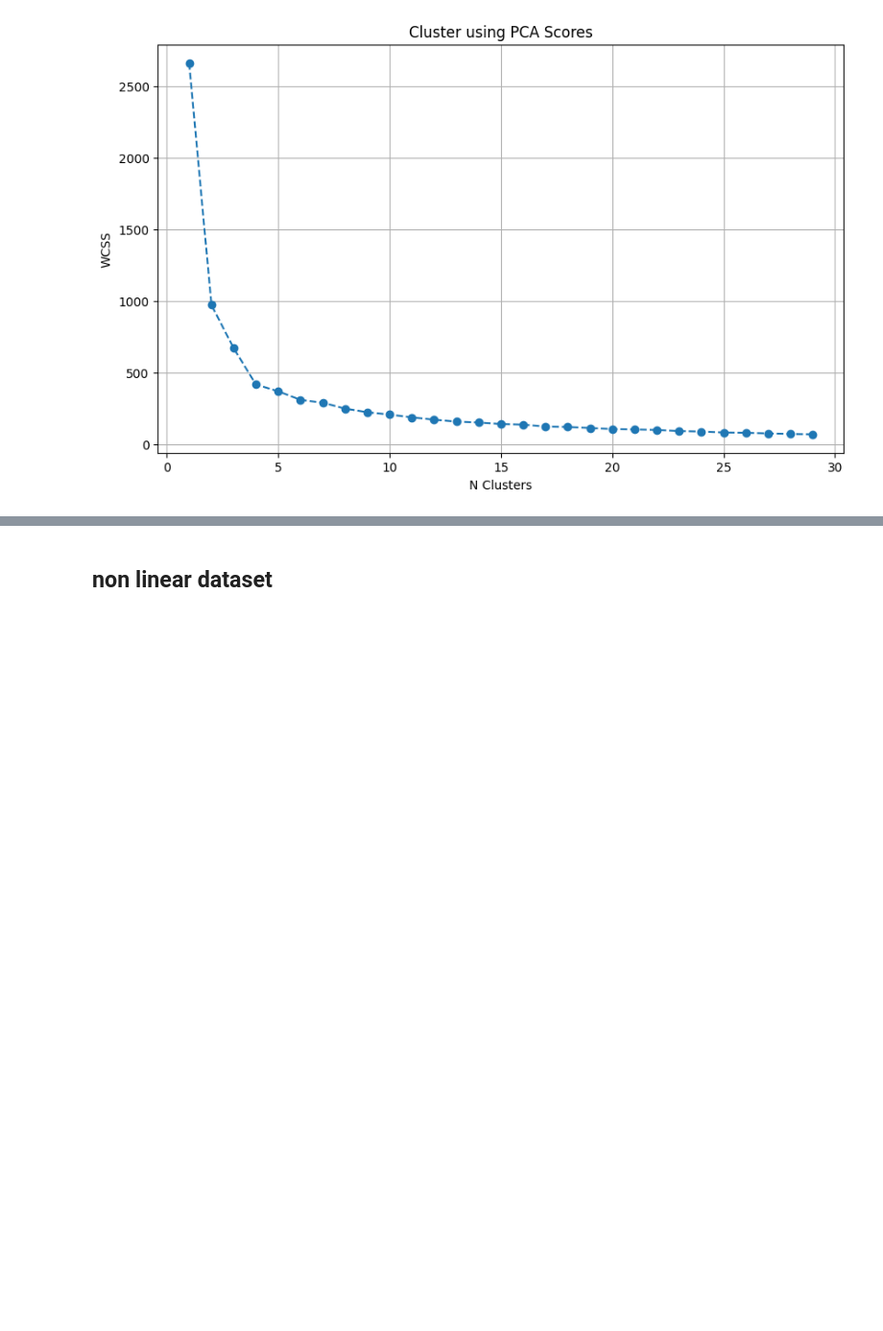
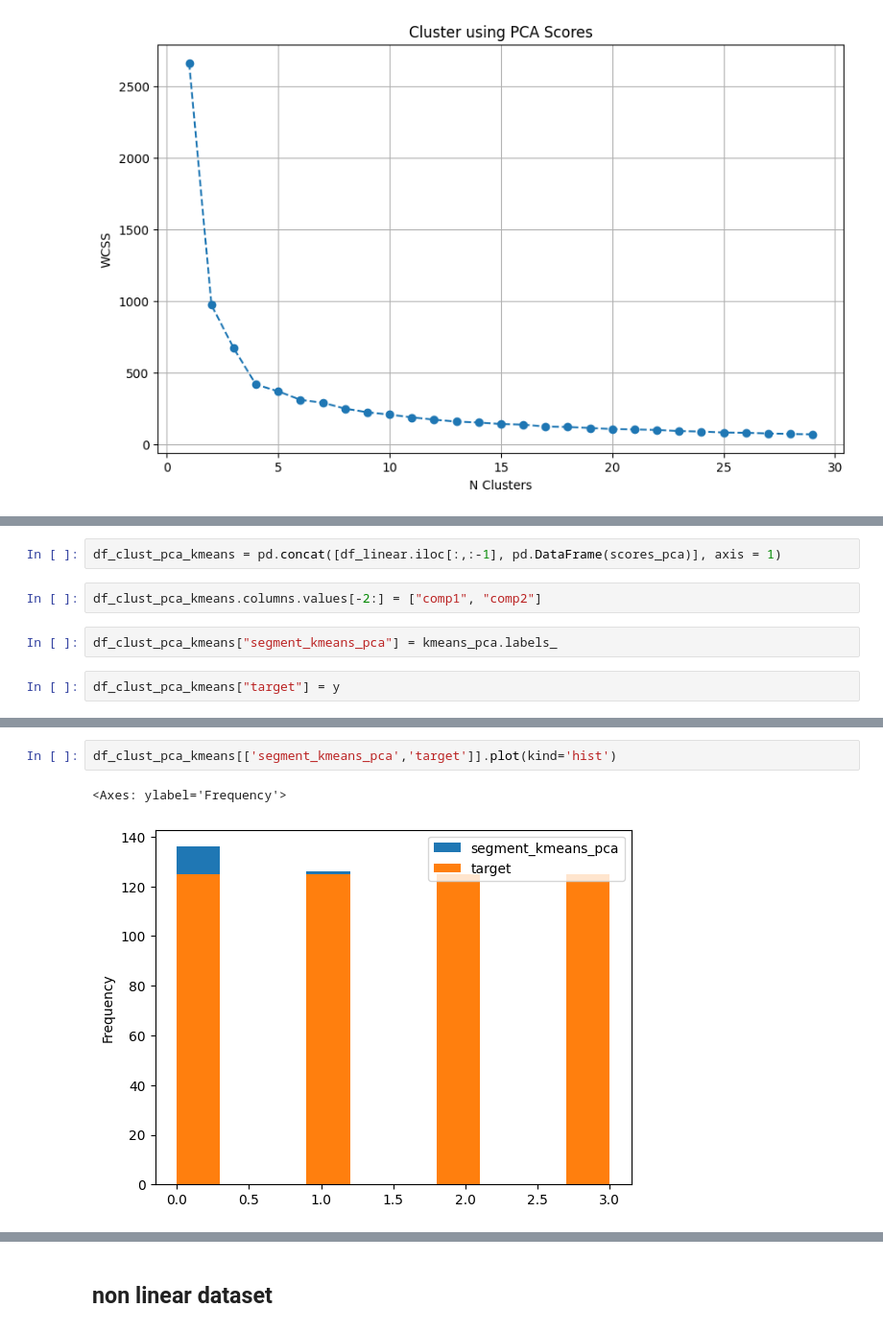
Before and after one commit to depa-tto/Thesis, a Jupyter notebook: attempt_2.ipynb, the cells around one changed output, grey strips where cells are left out. Shown at 96% size. Drawn from its saved outputs; the diff is of its cells as text; blank space fills up the shorter version.

```diff
--- a/attempt_2.ipynb
+++ b/attempt_2.ipynb
@@ -286,0 +322,8 @@ KMeans(n_clusters=4, random_state=42)
+# %%
+df_clust_pca_kmeans = pd.concat([df_linear.iloc[:,:-1], pd.DataFrame(scores_pca)], axis = 1)
+# %%
+df_clust_pca_kmeans.columns.values[-2:] = ["comp1", "comp2"]
+# %%
+df_clust_pca_kmeans["segment_kmeans_pca"] = kmeans_pca.labels_
+# %%
+df_clust_pca_kmeans["target"] = y
@@ -286,0 +346,5 @@ KMeans(n_clusters=4, random_state=42)
+# %%
+df_clust_pca_kmeans[['segment_kmeans_pca','target']].plot(kind='hist')
+# %% [output]
+<Axes: ylabel='Frequency'>
+[figure, added]
```
Also changed, not shown: parts of 18 cells of this notebook.
